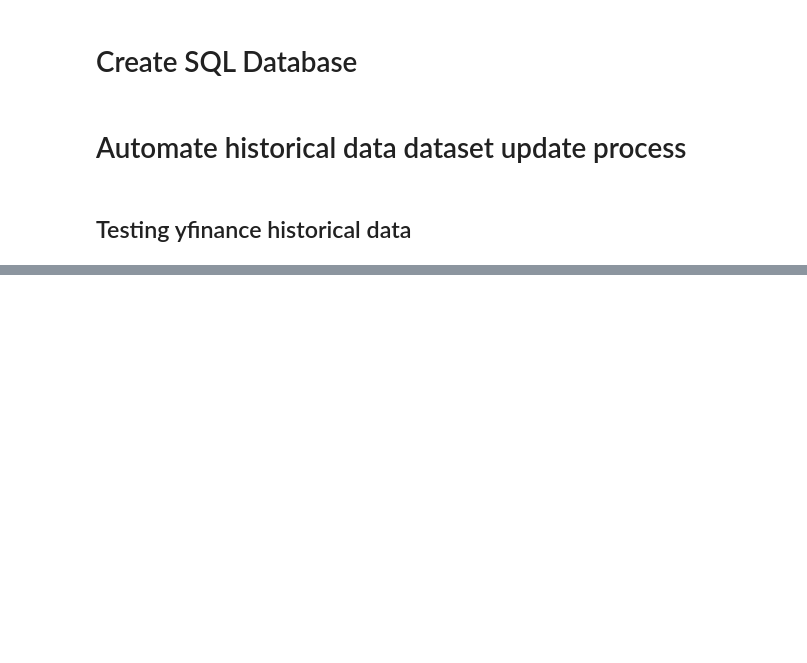
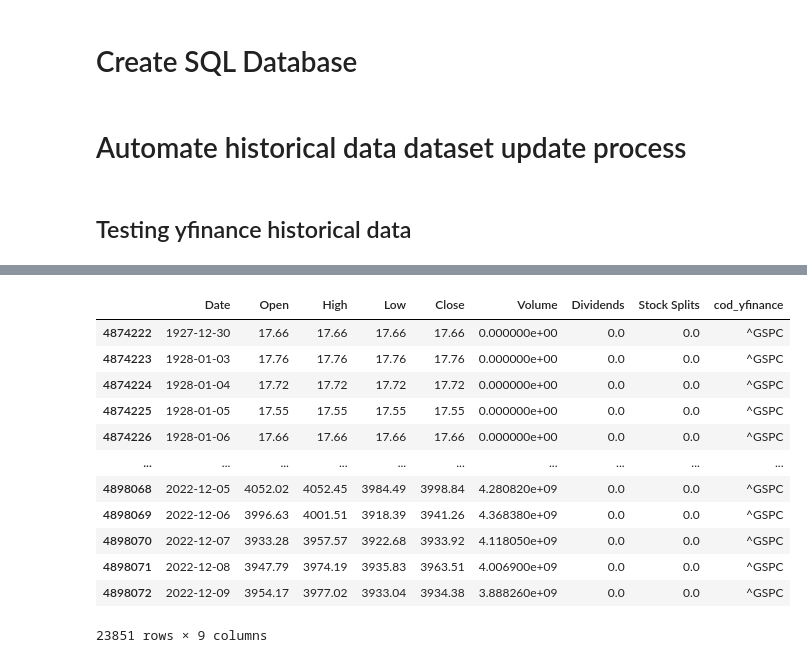
Before and after one commit to pedrolaender/05.Ironhack_Final_Project, a Jupyter notebook: testes.ipynb, the cells around one changed output, grey strips where cells are left out. Saved outputs shown, nothing was run; the diff lists cells and outputs as text; code cells hidden in the pictures; blank space fills up the shorter version.

```diff
--- a/testes.ipynb
+++ b/testes.ipynb
@@ -1535,0 +1700,16 @@ test_df.to_sql(name='test_dataset', con=engine, if_exists='append', index=False)
+# %%
+historical_data.loc[historical_data['cod_yfinance'].isin(['^GSPC'])]
+# %% [output]
+|  | Date | Open | High | Low | Close | Volume | Dividends | Stock Splits | cod_yfinance |
+| 4874222 | 1927-12-30 | 17.66 | 17.66 | 17.66 | 17.66 | 0.000000e+00 | 0.0 | 0.0 | ^GSPC |
+| 4874223 | 1928-01-03 | 17.76 | 17.76 | 17.76 | 17.76 | 0.000000e+00 | 0.0 | 0.0 | ^GSPC |
+| 4874224 | 1928-01-04 | 17.72 | 17.72 | 17.72 | 17.72 | 0.000000e+00 | 0.0 | 0.0 | ^GSPC |
+| 4874225 | 1928-01-05 | 17.55 | 17.55 | 17.55 | 17.55 | 0.000000e+00 | 0.0 | 0.0 | ^GSPC |
+| 4874226 | 1928-01-06 | 17.66 | 17.66 | 17.66 | 17.66 | 0.000000e+00 | 0.0 | 0.0 | ^GSPC |
+| ... | ... | ... | ... | ... | ... | ... | ... | ... | ... |
+| 4898068 | 2022-12-05 | 4052.02 | 4052.45 | 3984.49 | 3998.84 | 4.280820e+09 | 0.0 | 0.0 | ^GSPC |
+| 4898069 | 2022-12-06 | 3996.63 | 4001.51 | 3918.39 | 3941.26 | 4.368380e+09 | 0.0 | 0.0 | ^GSPC |
+| 4898070 | 2022-12-07 | 3933.28 | 3957.57 | 3922.68 | 3933.92 | 4.118050e+09 | 0.0 | 0.0 | ^GSPC |
+| 4898071 | 2022-12-08 | 3947.79 | 3974.19 | 3935.83 | 3963.51 | 4.006900e+09 | 0.0 | 0.0 | ^GSPC |
+| 4898072 | 2022-12-09 | 3954.17 | 3977.02 | 3933.04 | 3934.38 | 3.888260e+09 | 0.0 | 0.0 | ^GSPC |
+23851 rows × 9 columns
```
Also changed, not shown: parts of 42 cells of this notebook, 1 other file.
